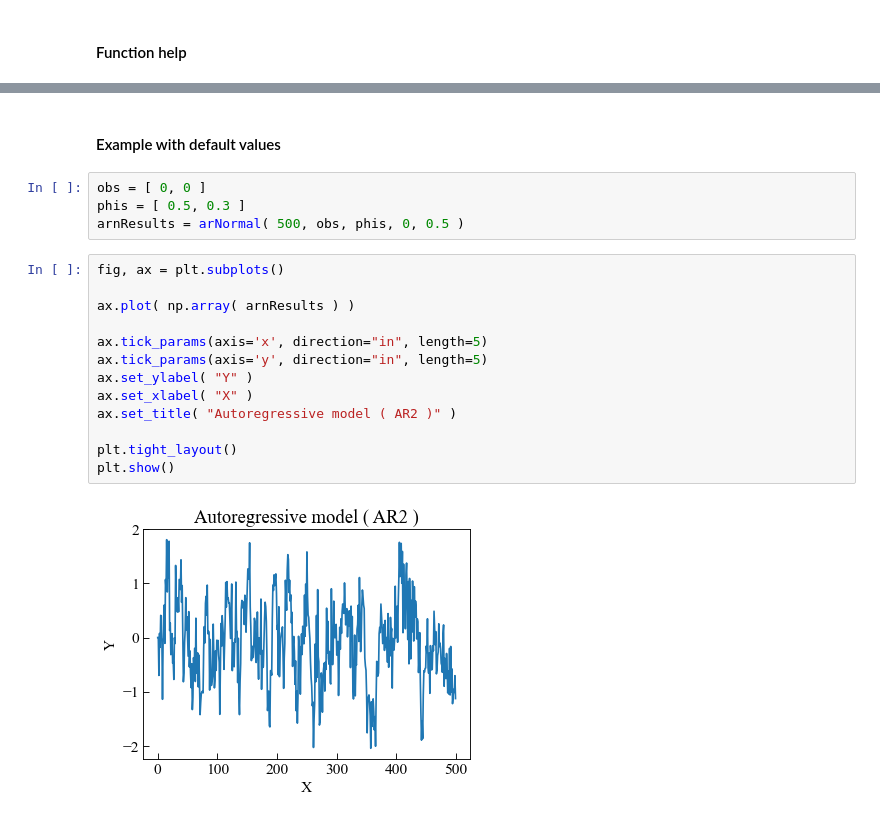
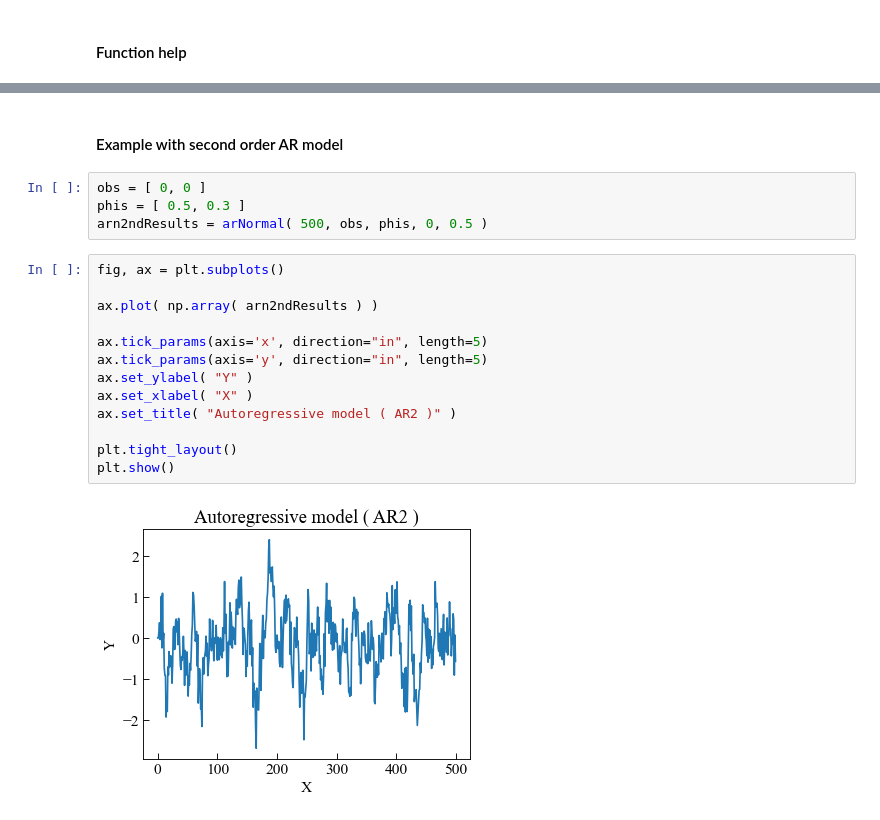
Before and after one commit to dpzhuX/ffpack, a Jupyter notebook: docs/source/load sequence generator.ipynb, the cells around one changed output, grey strips where cells are left out. Drawn from its saved outputs; the diff is of its cells as text.

Commit message:
Added docs for AR model

```diff
--- a/docs/source/load sequence generator.ipynb
+++ b/docs/source/load sequence generator.ipynb
@@ -101,21 +149,21 @@ arNormal(numSteps, obs, phis, mu, sigma)
 # %% [markdown]
-#### Example with default values
+#### Example with second order AR model
 # %%
 obs = [ 0, 0 ]
 phis = [ 0.5, 0.3 ]
-arnResults = arNormal( 500, obs, phis, 0, 0.5 )
+arn2ndResults = arNormal( 500, obs, phis, 0, 0.5 )
 # %%
 fig, ax = plt.subplots()
 
-ax.plot( np.array( arnResults ) )
+ax.plot( np.array( arn2ndResults ) )
 
 ax.tick_params(axis='x', direction="in", length=5)
 ax.tick_params(axis='y', direction="in", length=5)
 ax.set_ylabel( "Y" )
 ax.set_xlabel( "X" )
 ax.set_title( "Autoregressive model ( AR2 )" )
 
 plt.tight_layout()
 plt.show()
 # %% [output]
-[figure, old version]
+[figure, new version]
```
Also changed, not shown: parts of 11 cells of this notebook, 8 other files.
